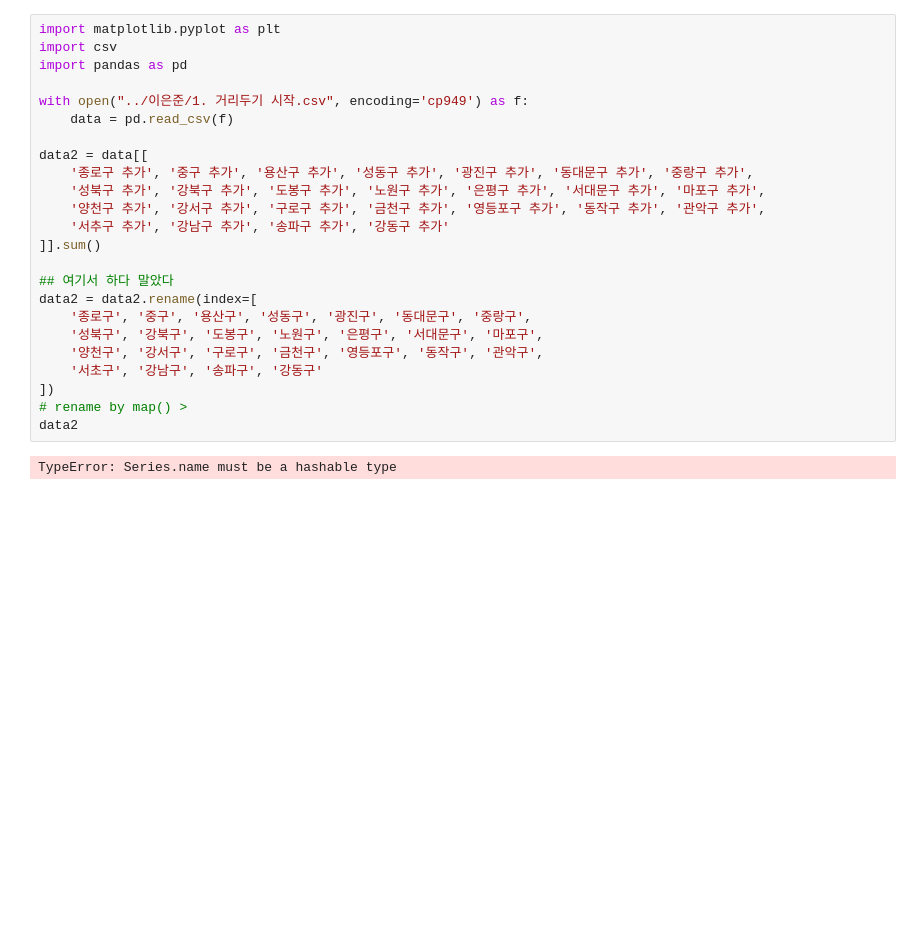
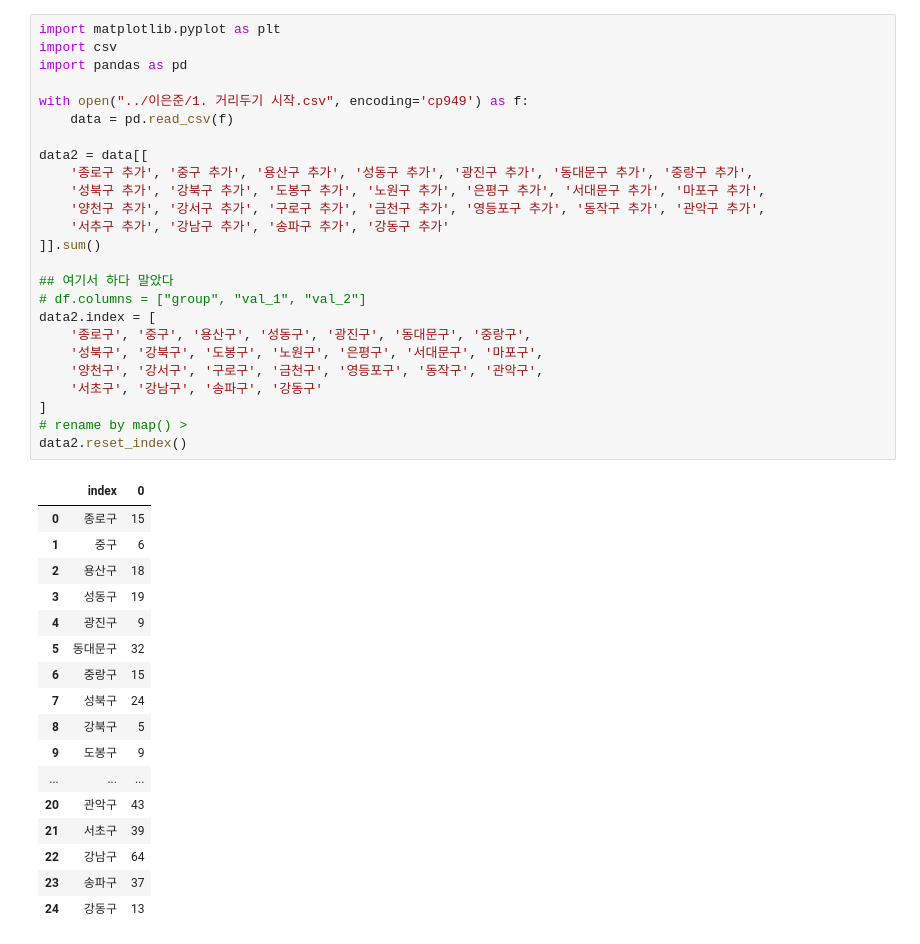
Before and after one commit to dmu-data-anal/data-analysis, a Jupyter notebook: .박종관/data_test8.ipynb, the cells around one changed output. Cells and saved outputs as stored; diff of their text form; blank space fills up the shorter version.

```diff
--- a/.박종관/data_test8.ipynb
+++ b/.박종관/data_test8.ipynb
@@ -1,26 +1,43 @@
 # %%
 import matplotlib.pyplot as plt
 import csv
 import pandas as pd
 
 with open("../이은준/1. 거리두기 시작.csv", encoding='cp949') as f:
     data = pd.read_csv(f)
 
 data2 = data[[
     '종로구 추가', '중구 추가', '용산구 추가', '성동구 추가', '광진구 추가', '동대문구 추가', '중랑구 추가',
     '성북구 추가', '강북구 추가', '도봉구 추가', '노원구 추가', '은평구 추가', '서대문구 추가', '마포구 추가',
     '양천구 추가', '강서구 추가', '구로구 추가', '금천구 추가', '영등포구 추가', '동작구 추가', '관악구 추가',
     '서추구 추가', '강남구 추가', '송파구 추가', '강동구 추가'
 ]].sum()
 
 ## 여기서 하다 말았다
-data2 = data2.rename(index=[
+# df.columns = ["group", "val_1", "val_2"]
+data2.index = [
     '종로구', '중구', '용산구', '성동구', '광진구', '동대문구', '중랑구',
     '성북구', '강북구', '도봉구', '노원구', '은평구', '서대문구', '마포구',
     '양천구', '강서구', '구로구', '금천구', '영등포구', '동작구', '관악구',
     '서초구', '강남구', '송파구', '강동구'
-])
+]
 # rename by map() >
-data2
+data2.reset_index()
 # %% [output]
-TypeError: Series.name must be a hashable type
+|  | index | 0 |
+| 0 | 종로구 | 15 |
+| 1 | 중구 | 6 |
+| 2 | 용산구 | 18 |
+| 3 | 성동구 | 19 |
+| 4 | 광진구 | 9 |
+| 5 | 동대문구 | 32 |
+| 6 | 중랑구 | 15 |
+| 7 | 성북구 | 24 |
+| 8 | 강북구 | 5 |
+| 9 | 도봉구 | 9 |
+| ... | ... | ... |
+| 20 | 관악구 | 43 |
+| 21 | 서초구 | 39 |
+| 22 | 강남구 | 64 |
+| 23 | 송파구 | 37 |
+| 24 | 강동구 | 13 |
```
Also changed, not shown: parts of 1 cell of this notebook, 1 other file.
